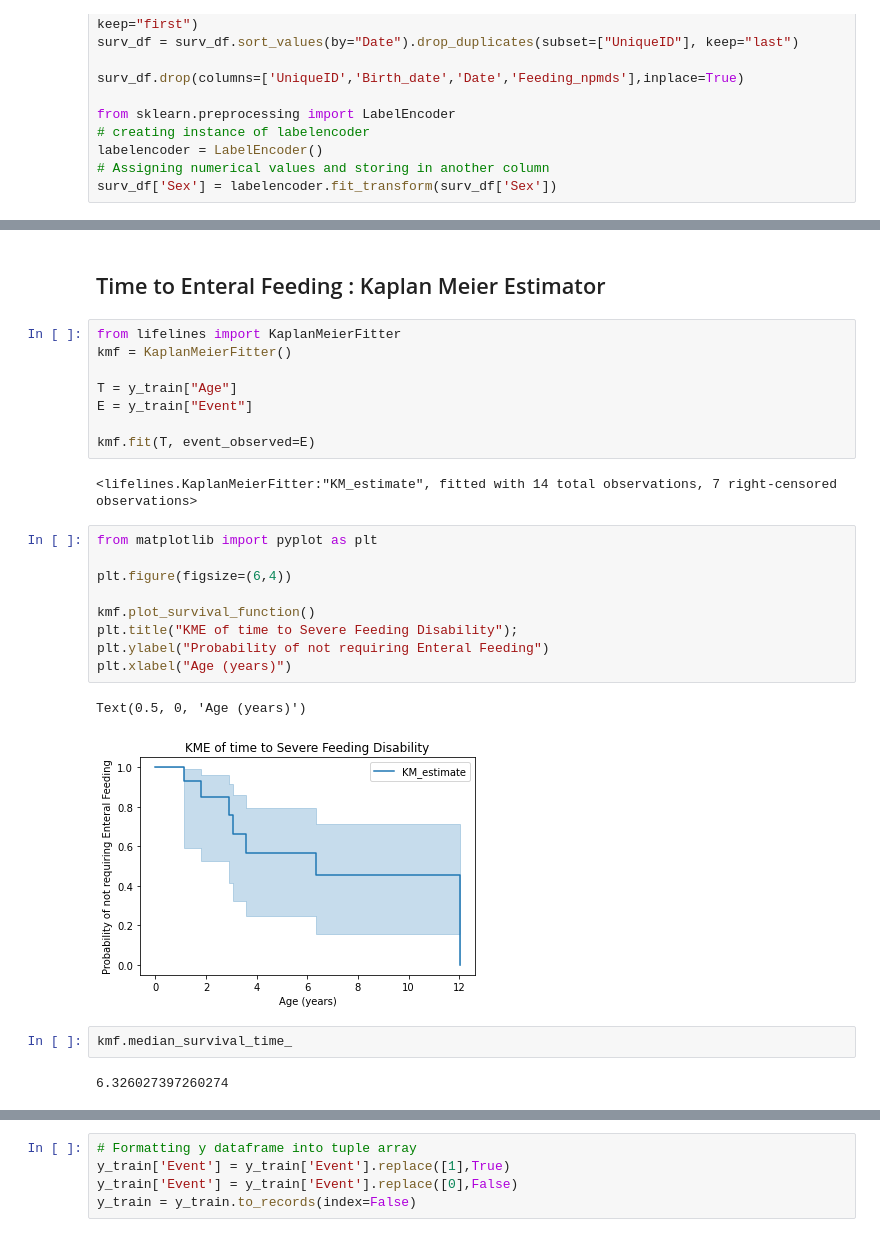
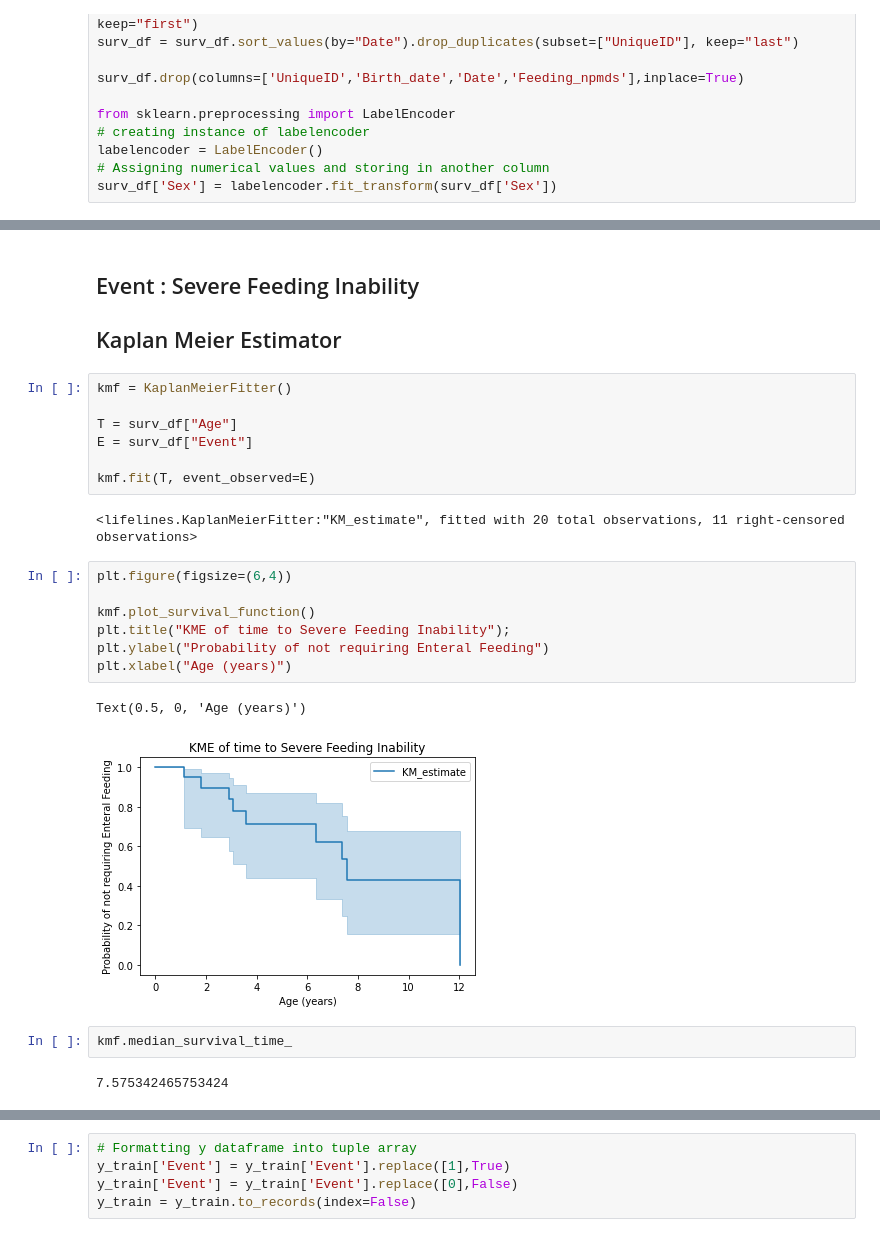
Before and after one commit to nishaalajmera/ML-for-Leigh-Syndrome, a Jupyter notebook: MachineLearningLeighSyndrome.ipynb, the cells around one changed output, grey strips where cells are left out. Cells and saved outputs as stored; diff of their text form.

```diff
--- a/EDA.ipynb
+++ b/MachineLearningLeighSyndrome.ipynb
@@ -2618,28 +2541,26 @@ y_test = df_test[['Event','Age']]
 # %% [markdown]
-## Time to Enteral Feeding : Kaplan Meier Estimator
+## Event : Severe Feeding Inability
+## Kaplan Meier Estimator
 # %%
-from lifelines import KaplanMeierFitter
 kmf = KaplanMeierFitter()
 
-T = y_train["Age"]
-E = y_train["Event"]
+T = surv_df["Age"]
+E = surv_df["Event"]
 
 kmf.fit(T, event_observed=E)
 # %% [output]
-<lifelines.KaplanMeierFitter:"KM_estimate", fitted with 14 total observations, 7 right-censored observations>
+<lifelines.KaplanMeierFitter:"KM_estimate", fitted with 20 total observations, 11 right-censored observations>
 # %%
-from matplotlib import pyplot as plt
-
 plt.figure(figsize=(6,4))
 
 kmf.plot_survival_function()
-plt.title("KME of time to Severe Feeding Disability");
+plt.title("KME of time to Severe Feeding Inability");
 plt.ylabel("Probability of not requiring Enteral Feeding")
 plt.xlabel("Age (years)")
 # %% [output]
 Text(0.5, 0, 'Age (years)')
-[figure, old version]
+[figure, new version]
 # %%
 kmf.median_survival_time_
 # %% [output]
-6.326027397260274
+7.575342465753424
```
Also changed, not shown: parts of 159 cells of this notebook.
